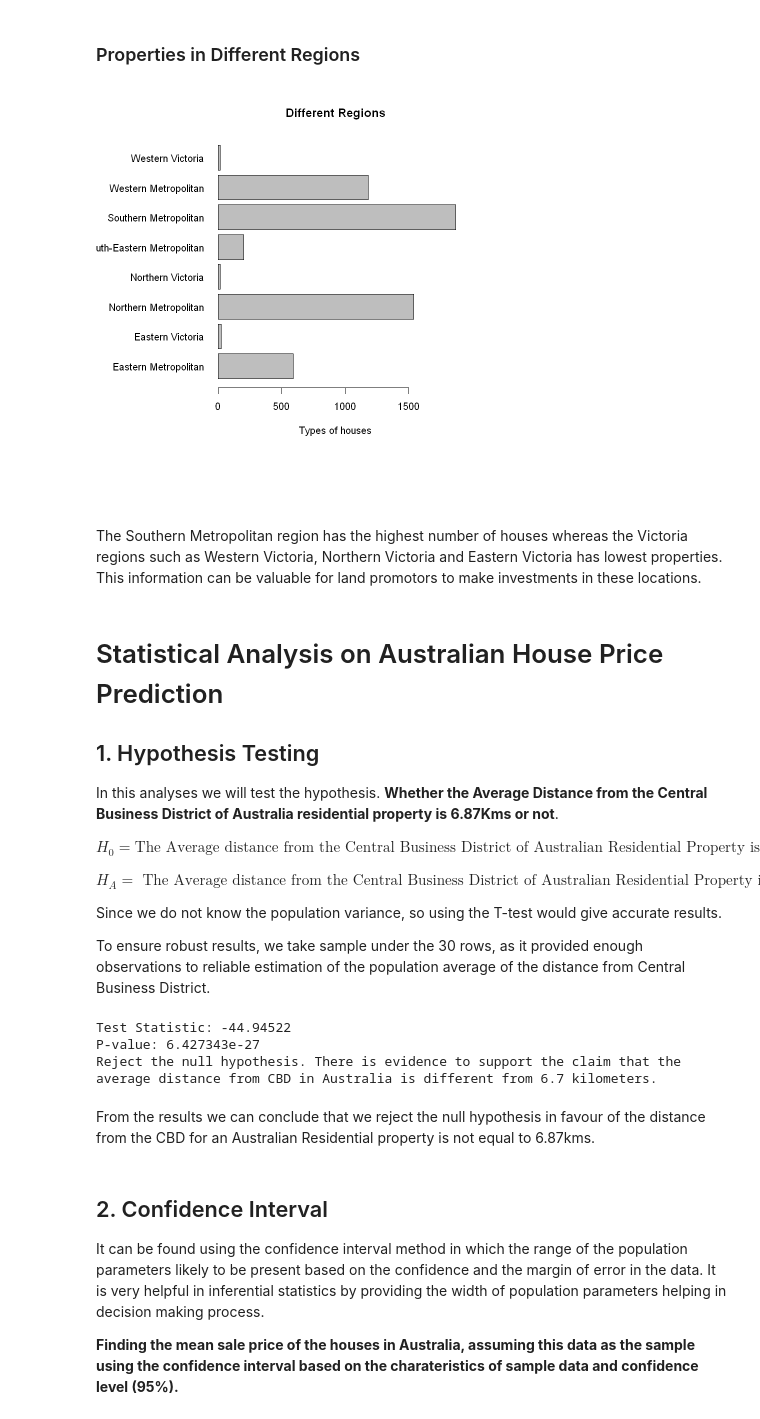
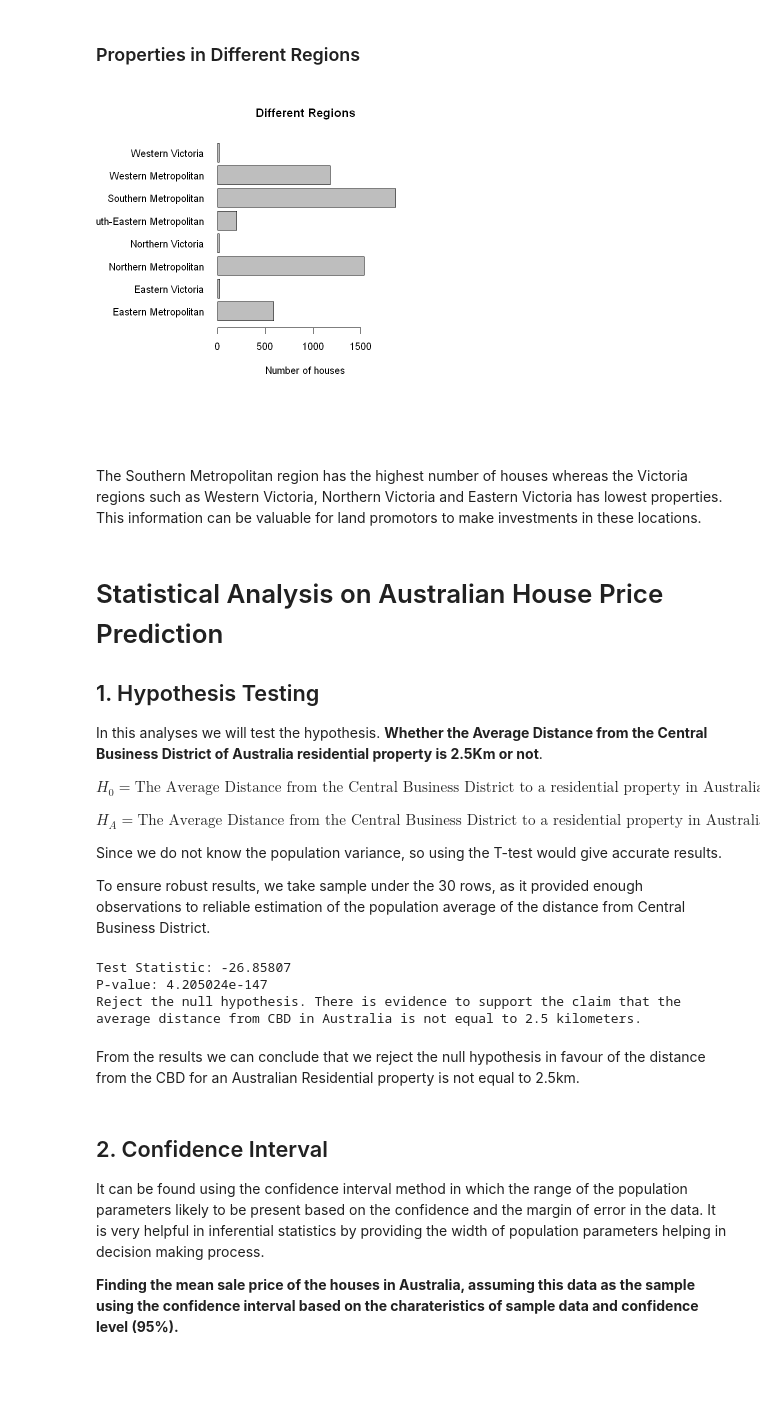
Before and after one commit to santhosh1299/Final-Project, a Jupyter notebook: project.ipynb, the cells around one changed output. Drawn from its saved outputs; the diff is of its cells as text; code cells hidden in the pictures; blank space fills up the shorter version.

```diff
--- a/project.ipynb
+++ b/project.ipynb
@@ -202,9 +185,9 @@ We can see that the house type is significantly more than the other types like t
 ### Properties in Different Regions
 # %%
 par(mar = c(10, 10, 4, 5))
-barplot(table(as.factor(data$Regionname)),main = "Different Regions", xlab = "Types of houses",horiz = TRUE,las = 1)
+barplot(table(as.factor(data$Regionname)),main = "Different Regions", xlab = "Number of houses",horiz = TRUE,las = 1)
 # %% [output]
-[figure, old version]
+[figure, new version]
 # %% [markdown]
 The Southern Metropolitan region has the highest number of houses whereas the Victoria regions such as Western Victoria, Northern Victoria and Eastern Victoria has lowest properties. This information can be valuable for land promotors to make investments in these locations.
 # %% [markdown]
@@ -213,12 +196,12 @@ The Southern Metropolitan region has the highest number of houses whereas the Vi
 
 ## 1. Hypothesis Testing
 
-In this analyses we will test the hypothesis. **Whether the Average Distance from the Central Business District of Australia residential property is 6.87Kms or not**.
+In this analyses we will test the hypothesis. **Whether the Average Distance from the Central Business District of Australia residential property is 2.5Km or not**.
 
-$H_0 = \text{The Average distance from the Central Business District of Australian Residential Property is equal to 6.87kms}$
+$H_0 = \text{The Average Distance from the Central Business District to  a residential property in Australia is 2.5Km}$
 
 
-$H_A =\text{ The Average distance from the Central Business District of Australian Residential Property is not equal to 6.87 kms}$
+$H_A =\text{The Average Distance from the Central Business District to  a residential property in Australia is higher than 2.5Km.}$
 
 Since we do not know the population variance, so using the T-test would give accurate results.
 
@@ -227,39 +210,31 @@ To ensure robust results, we take sample under the 30 rows, as it provided enoug
 # %%
 
 distance <- d$Distance
-
-
-distance <- sample(d$Distance,28)
-
 #cal mean and sd
 sample_mean <- mean(distance)
 sample_sd <- sd(distance)
-
 #assummed value
-assume_value <- 6.7
-
+assume_value <- 2.5
 # t-test (one sample)
 test_result <- t.test(distance, mu = assume_value)
-
 # get the results
 test_statistic <- test_result$statistic
 p_value <- test_result$p.value
-
 cat("Test Statistic:", test_statistic, "\n")
 cat("P-value:", p_value, "\n")
 
 sig <- 0.05
-if (p_value < 0.05) {
-  cat("Reject the null hypothesis. There is evidence to support the claim that the average distance from CBD in Australia is different from 6.7 kilometers.\n")
+if (p_value > 0.05) {
+  cat("Fail to reject the null hypothesis. There is not enough evidence to conclude that the average distance from CBD in Australia is equal to 2.5 kilometers.\n")
 } else {
-  cat("Fail to reject the null hypothesis. There is not enough evidence to conclude that the average distance from CBD in Australia is different from 6.7 kilometers.\n")
-}
+ cat("Reject the null hypothesis. There is evidence to support the claim that the average distance from CBD in Australia is not equal to 2.5 kilometers.\n")
+  }
 # %% [output]
-Test Statistic: -44.94522
-P-value: 6.427343e-27
-Reject the null hypothesis. There is evidence to support the claim that the average distance from CBD in Australia is different from 6.7 kilometers.
+Test Statistic: -26.85807
+P-value: 4.205024e-147
+Reject the null hypothesis. There is evidence to support the claim that the average distance from CBD in Australia is not equal to 2.5 kilometers.
 # %% [markdown]
-From the results we can conclude that we reject the null hypothesis in favour of the distance from the CBD for an Australian Residential property is not equal to 6.87kms.
+From the results we can conclude that we reject the null hypothesis in favour of the distance from the CBD for an Australian Residential property is not equal to 2.5km.
 # %% [markdown]
 ## 2. Confidence Interval
 
```
Also changed, not shown: parts of 6 cells of this notebook, 1 other file.
